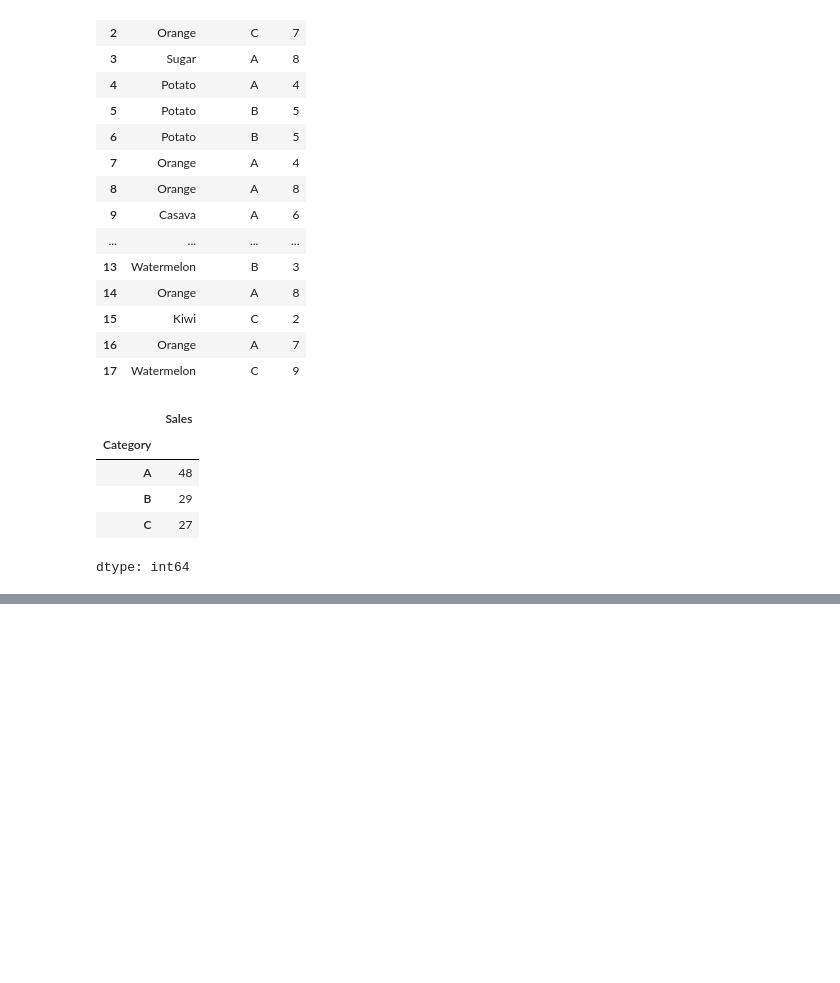
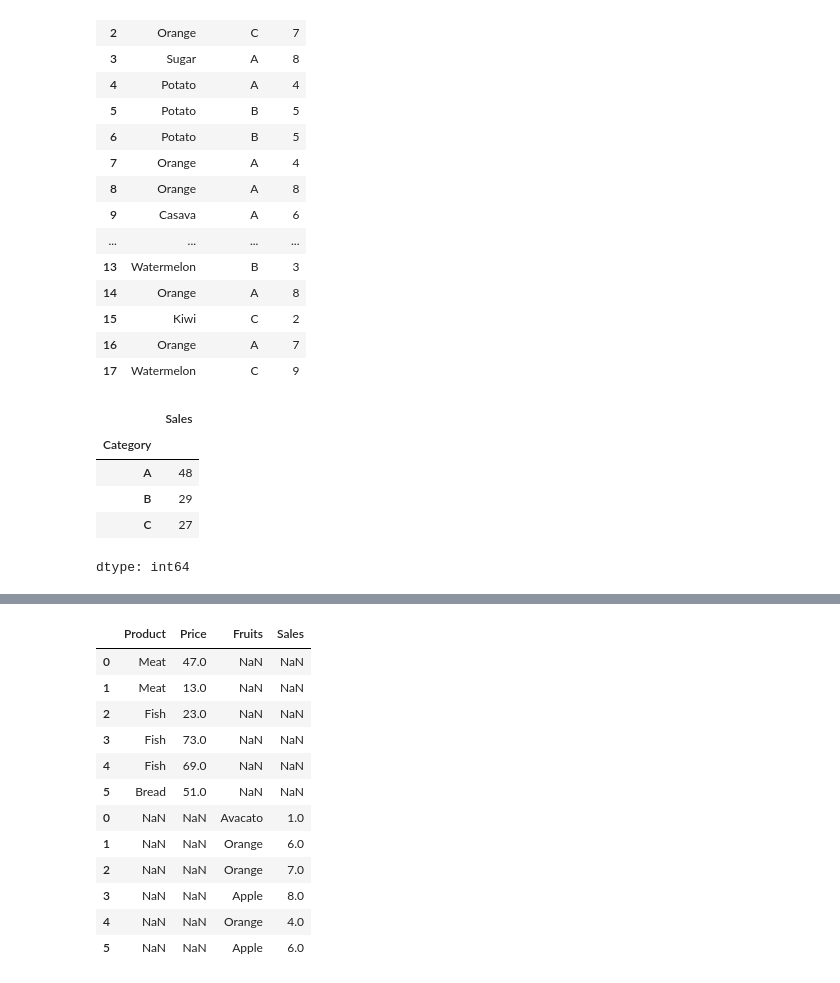
Before and after one commit to Jaimepelembe/Data_analyst_bootcamp_from_basics_to_advanced, a Jupyter notebook: S4_Data_Analysis/assignments/pandasasssignmentsSolution.ipynb, the cells around one changed output, grey strips where cells are left out. Cells and saved outputs as stored; diff of their text form; code cells hidden in the pictures; blank space fills up the shorter version.

```diff
--- a/S4_Data_Analysis/assignments/pandasasssignmentsSolution.ipynb
+++ b/S4_Data_Analysis/assignments/pandasasssignmentsSolution.ipynb
@@ -271,0 +333,12 @@ dtype: int64
+# %%
+# 2. Create two Pandas DataFrames with different columns. Concatenate the DataFrames along the rows and along the columns.
+dataFrame1=pd.DataFrame(np.random.choice(["Meat","Bread","Fish"],size=(6,1)), columns=["Product"])
+dataFrame1["Price"]=pd.DataFrame(np.random.randint(1,100,size=(6,1)))
+dataFrame1
+
+dataFrame2=pd.DataFrame(np.random.choice(["Orange","Apple","Avacato"], size=(6,1)), columns=["Fruits"] )
+dataFrame2["Sales"]=pd.DataFrame(np.random.randint(1,10,size=(6,1)))
+dataFrame2
+
+print(dataFrame1,"\n")
+print(dataFrame2)
@@ -271,0 +374,18 @@ dtype: int64
+# %%
+#Column-wise
+concatenatedColumns=pd.concat([dataFrame1,dataFrame2])
+concatenatedColumns
+# %% [output]
+|  | Product | Price | Fruits | Sales |
+| 0 | Meat | 47.0 | NaN | NaN |
+| 1 | Meat | 13.0 | NaN | NaN |
+| 2 | Fish | 23.0 | NaN | NaN |
+| 3 | Fish | 73.0 | NaN | NaN |
+| 4 | Fish | 69.0 | NaN | NaN |
+| 5 | Bread | 51.0 | NaN | NaN |
+| 0 | NaN | NaN | Avacato | 1.0 |
+| 1 | NaN | NaN | Orange | 6.0 |
+| 2 | NaN | NaN | Orange | 7.0 |
+| 3 | NaN | NaN | Apple | 8.0 |
+| 4 | NaN | NaN | Orange | 4.0 |
+| 5 | NaN | NaN | Apple | 6.0 |
```
Also changed, not shown: parts of 9 cells of this notebook.
